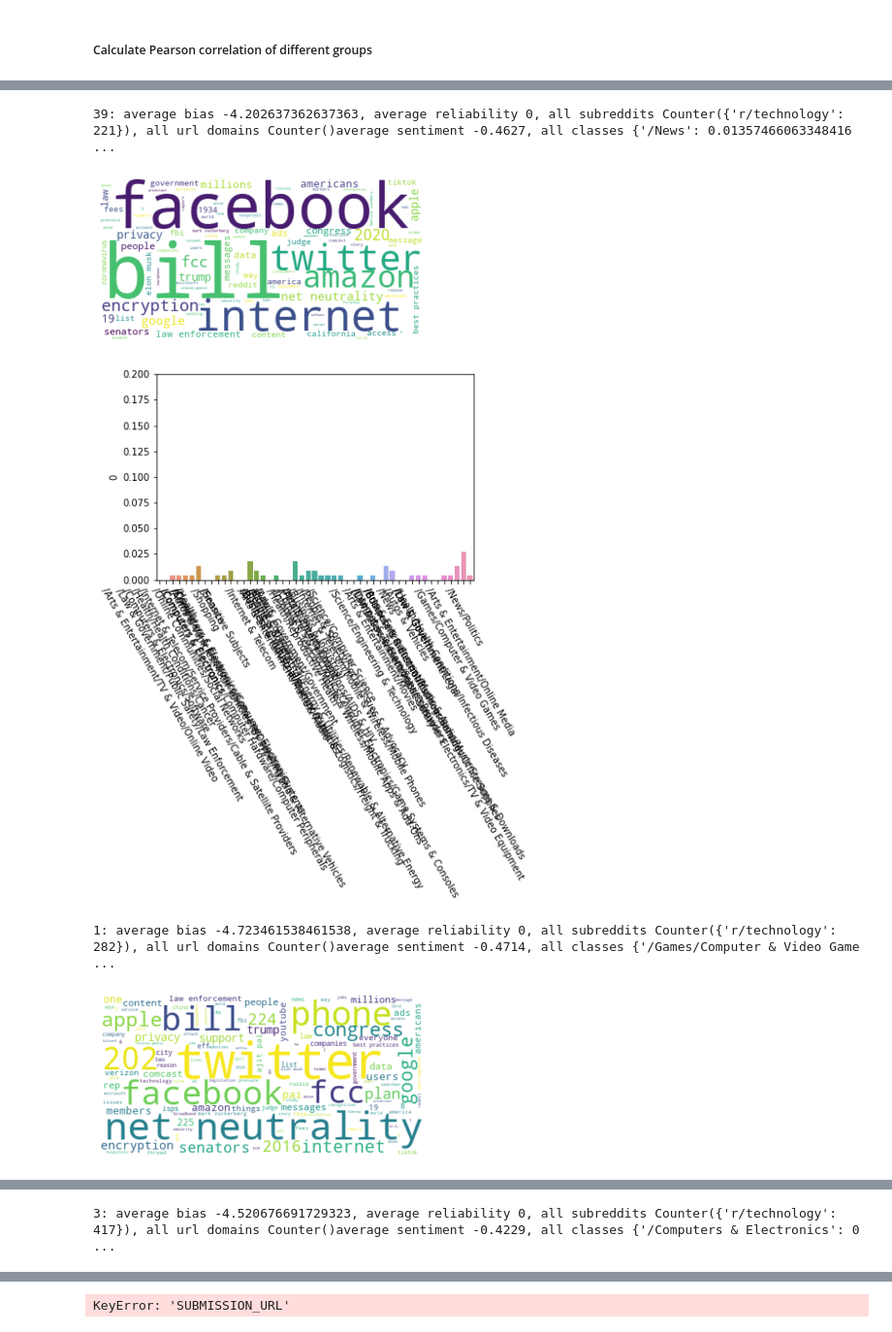
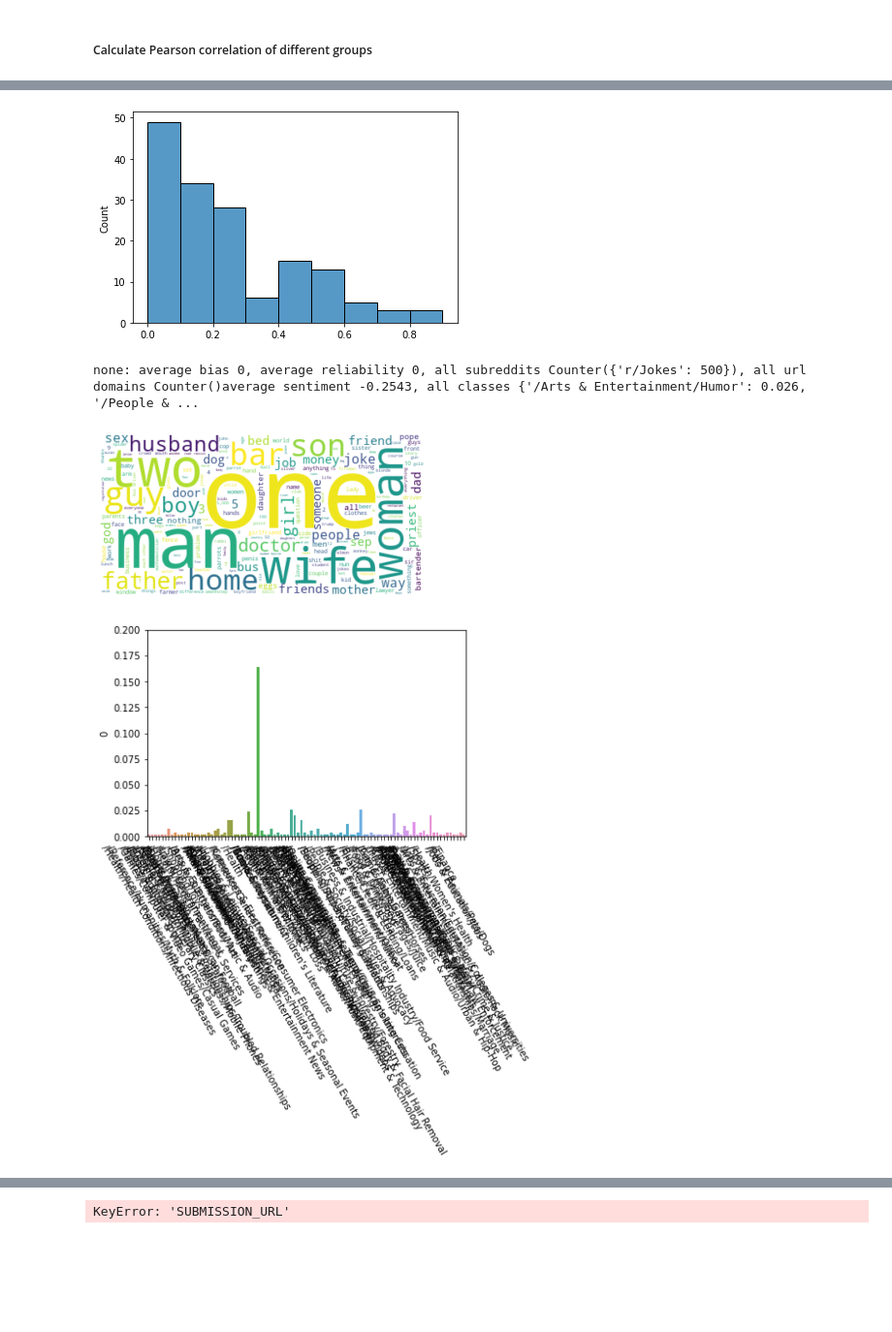
Before and after one commit to StanfordHCI/Curation-Modeling, a Jupyter notebook: curation.ipynb, the cells around one changed output, grey strips where cells are left out. Shown at 97% size. Cells and saved outputs as stored; diff of their text form; code cells hidden in the pictures; blank space fills up the shorter version.

```diff
--- a/curation.ipynb
+++ b/curation.ipynb
@@ -28,6 +28,7 @@ from utils import get_user_reps, get_bool_vec, record_existing_votes
 import time
 import re
 submission_sentiment_map = {}
+submission_toxicity_map = {}
 submission_class_map = {}
 submission_entity_map = {}
 # %% [output]
@@ -426,7 +456,8 @@ User representation will be used to cluster users into groups if `user_grouping_
 user_grouping_method = config["user_grouping_method"] #
 # user_grouping_method = "manual"
 # user_grouping_method = "sentiment"
-user_grouping_method = "votes"
+user_grouping_method = "all_user_as_group none"
+# user_grouping_method = "votes"
 # user_grouping_method = "topic_abortion|birth_gun random_user_as_group"
 # user_grouping_method = "interest_r/Feminism_r/MensRights_r/LesbianActually_r/gay random_user_as_group"
 # user_grouping_method = "reliability"
@@ -988,3 +975,5 @@ if config["submission_source"] == "custom":
         print(f"{100 * groups_submission_upvote_count_matrix[group_x_int, 0]}% of the curators in {group_x} are predicted to upvote on your post; ", end = "")
 # %% [markdown]
 Show preferred different posts
+# %%
+max_show_posts = 500
@@ -991,12 +982,15 @@ Show preferred different posts
 # %%
-max_show_posts = 30
 if len(groups_preferred_submissions_text) > 0:
     all_preferred_submissions_text = set.intersection(*[set(groups_preferred_submissions_text[group_x]) for group_x in groups_preferred_submissions_text])
     for group_x in groups_preferred_submissions_text:
-        other_preferred_submissions_text = set.union(*[set(groups_preferred_submissions_text[group_x_]) for group_x_ in groups_preferred_submissions_text if group_x_ != group_x])
+        if len(groups_preferred_submissions_text) > 1:
+            other_preferred_submissions_text = set.union(*[set(groups_preferred_submissions_text[group_x_]) for group_x_ in groups_preferred_submissions_text if group_x_ != group_x])
+        else:
+            other_preferred_submissions_text = set()
         group_unique_preferred_submissions_text = [_ for _ in groups_preferred_submissions_text[group_x] if _ in set(groups_preferred_submissions_text[group_x]) - other_preferred_submissions_text][:max_show_posts]
-        print(f"Users in group {group_x} uniquely prefer {group_unique_preferred_submissions_text}, ", end = "") #
-        print(f"and also prefer {[_ for _ in groups_preferred_submissions_text[group_x] if _ in set(groups_preferred_submissions_text[group_x]) - all_preferred_submissions_text - set(group_unique_preferred_submissions_text)][:max_show_posts]}") #
+        print(f"Users in group {group_x} uniquely prefer {json.dumps(group_unique_preferred_submissions_text)}, ", end = "") #
+        group_special_preferred_submissions_text = [_ for _ in groups_preferred_submissions_text[group_x] if _ in set(groups_preferred_submissions_text[group_x]) - all_preferred_submissions_text - set(group_unique_preferred_submissions_text)][:max_show_posts]
+        print(f"and also prefer {json.dumps(group_special_preferred_submissions_text)}") #
 else:
     debug("groups_preferred_submissions_text is empty")
 # %% [output]
@@ -1025,7 +1033,7 @@ from wordcloud import WordCloud
 from nltk.corpus import stopwords
 from nltk.tokenize import word_tokenize, RegexpTokenizer
 
-def visualize_group_preferences(groups_preferred_submissions, test_data, user_grouping_method, submission_sentiment_map = None, submission_class_map=None, submission_entity_map=None, reliability_bias_df = None, media_url_re = None):
+def visualize_group_preferences(groups_preferred_submissions, test_data, user_grouping_method, submission_toxicity_map = None, submission_sentiment_map = None, submission_class_map=None, submission_entity_map=None, reliability_bias_df = None, media_url_re = None):
     stop = set(stopwords.words('english'))
     stop.update({"deleted", "SEP", "sep", "http", "https", "com", "r"})
     tokenizer = RegexpTokenizer(r'\w+')
@@ -1044,9 +1052,11 @@ def visualize_group_preferences(groups_preferred_submissions, test_data, user_gr
     group_subreddit = {}
     group_url_domain = {}
     groups_class_counter_rate = {}
+    groups_toxicity = {}
     groups_sentiment = {}
     groups_words = {}
     for group_x in groups_preferred_submissions:
+        submission_toxicitys = []
         submission_sentiments = []
         submission_bias = []
         submission_reliability = []
@@ -1056,6 +1066,8 @@ def visualize_group_preferences(groups_preferred_submissions, test_data, user_gr
         submission_words = []
         group_preferred_submissions = groups_preferred_submissions[group_x]
         for submission_id in group_preferred_submissions:
+            if submission_toxicity_map is not None and submission_id in submission_toxicity_map and submission_toxicity_map[submission_id]:
+                submission_toxicitys.append(submission_toxicity_map[submission_id])
             if submission_sentiment_map is not None and submission_id in submission_sentiment_map and submission_sentiment_map[submission_id]:
                 submission_sentiments.append(submission_sentiment_map[submission_id])
             if submission_class_map is not None and submission_id in submission_class_map:
@@ -1082,6 +1094,8 @@ def visualize_group_preferences(groups_preferred_submissions, test_data, user_gr
         class_counter_rate = {k: v/len(group_preferred_submissions) for k, v in class_counter.items()}
         groups_class_counter_rate[group_x] = class_counter_rate
 
+        groups_toxicity[group_x] = [int(_ * 20)/20 for _ in submission_toxicitys]
+        # groups_toxicity[group_x] = np.mean(submission_toxicitys) if len(submission_toxicitys) > 0 else 0
         groups_sentiment[group_x] = np.mean(submission_sentiments) if len(submission_sentiments) > 0 else 0
 
         groups_words[group_x] = submission_words
@@ -1092,6 +1106,7 @@ def visualize_group_preferences(groups_preferred_submissions, test_data, user_gr
         preference_info_str += f"{group_x}: "
         preference_info_str += f"average bias {groups_bias[group_x]}, average reliability {groups_reliability[group_x]}, all subreddits {group_subreddit[group_x]}, "
         preference_info_str += f"all url domains {group_url_domain[group_x]}"
+        # preference_info_str += f"average toxicity {groups_toxicity[group_x]:.4f}, all classes {class_counter_rate}"
         preference_info_str += f"average sentiment {groups_sentiment[group_x]:.4f}, all classes {class_counter_rate}"
         submission_words_counter = Counter(groups_words[group_x])
         total_count = sum(submission_words_counter.values())
@@ -1122,5 +1137,10 @@ def visualize_group_preferences(groups_preferred_submissions, test_data, user_gr
             plt.show()
             plt.close()
 
-visualize_group_preferences(groups_preferred_submissions, test_data, user_grouping_method, submission_sentiment_map = submission_sentiment_map, submission_class_map=submission_class_map, submission_entity_map=submission_entity_map, reliability_bias_df=reliability_bias_df, media_url_re=media_url_re)
+        # visualize toxicity histogram
+        if len(groups_toxicity[group_x]) > 0:
+            ax = sns.histplot(data=groups_toxicity[group_x])
+            plt.show()
+            plt.close()
+visualize_group_preferences(groups_preferred_submissions, test_data, user_grouping_method, submission_toxicity_map = submission_toxicity_map, submission_sentiment_map = submission_sentiment_map, submission_class_map=submission_class_map, submission_entity_map=submission_entity_map, reliability_bias_df=reliability_bias_df, media_url_re=media_url_re)
 # %% [output]
@@ -1130,5 +1150,4 @@ visualize_group_preferences(groups_preferred_submissions, test_data, user_groupi
+[figure, new version]
-39: average bias -4.202637362637363, average reliability 0, all subreddits Counter({'r/technology': 221}), all url domains Counter()average sentiment -0.4627, all classes {'/News': 0.01357466063348416 ...
+none: average bias 0, average reliability 0, all subreddits Counter({'r/Jokes': 500}), all url domains Counter()average sentiment -0.2543, all classes {'/Arts & Entertainment/Humor': 0.026, '/People & ...
-[figure, old version]
-[figure, old version]
+[figure, new version]
-1: average bias -4.723461538461538, average reliability 0, all subreddits Counter({'r/technology': 282}), all url domains Counter()average sentiment -0.4714, all classes {'/Games/Computer & Video Game ...
-[figure, old version]
+[figure, new version]
@@ -1136 +1154,0 @@ visualize_group_preferences(groups_preferred_submissions, test_data, user_groupi
-3: average bias -4.520676691729323, average reliability 0, all subreddits Counter({'r/technology': 417}), all url domains Counter()average sentiment -0.4229, all classes {'/Computers & Electronics': 0 ...
```
Also changed, not shown: parts of 19 cells of this notebook, 5 other files.
